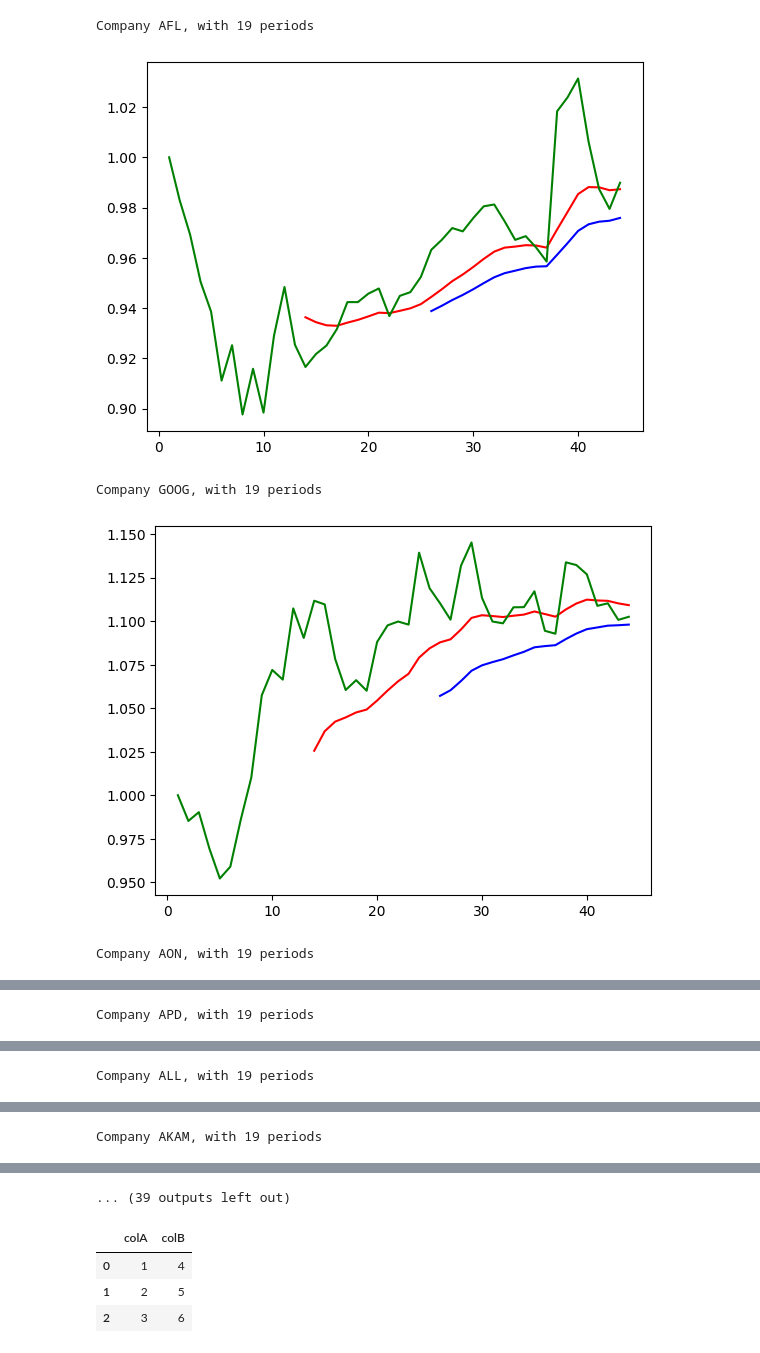
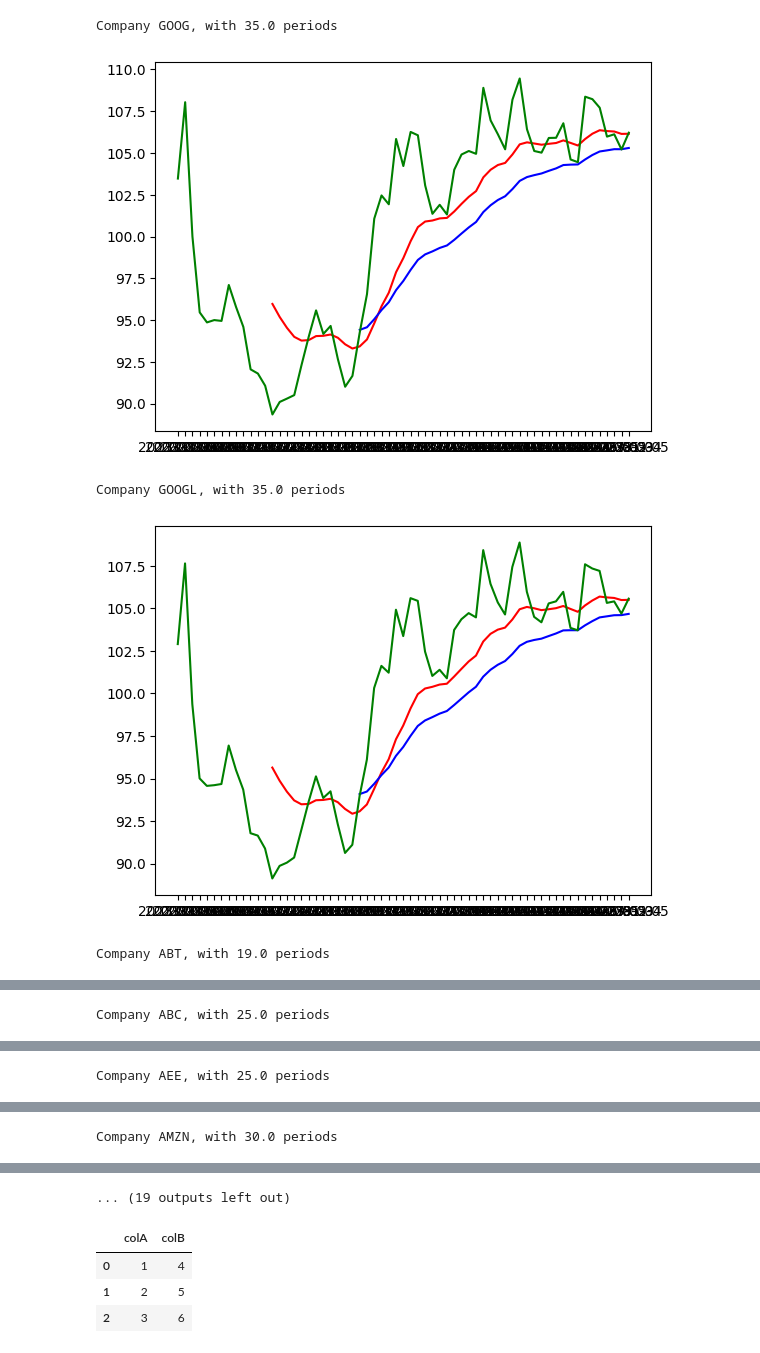
Before and after one commit to pablomleal/TA_Lib, a Jupyter notebook: index.ipynb, the cells around one changed output, grey strips where cells are left out. Cells and saved outputs as stored; diff of their text form; code cells hidden in the pictures.

```diff
--- a/index.ipynb
+++ b/index.ipynb
@@ -23,7 +23,7 @@ def init(fromCSV = False, numberOfStocks = 10, daysSince=14, typeDate='Close'):
     #This needs review, not working correctly for the moment
     if (fromCSV == True):
         print ("Returning stored data.")
-        return (pd.read_csv('rawdata.csv'))
+        return ((pd.read_csv('rawdata.csv')).set_index('Date'))
 
     print(f"Requested days: {daysSince}.\nRequested stocks: {numberOfStocks}.\nData type: {typeDate}.")
 
@@ -34,12 +34,13 @@ def init(fromCSV = False, numberOfStocks = 10, daysSince=14, typeDate='Close'):
     tickers_string = ' '.join(tickers_df.index.values)
     ts_today = pd.to_datetime('today')
     ts_origin = ts_today - pd.Timedelta(days=daysSince)
-    rawdata.to_csv('./rawdata.csv')
+
 
     return (yf.download(tickers_string, start=ts_origin, end=ts_today)[typeDate])
 
 
-rawdata = init(fromCSV=False, numberOfStocks=50, daysSince=60)
+rawdata = init(fromCSV=True, numberOfStocks=40, daysSince=90)
+rawdata.to_csv('./rawdata.csv')
 
 
 def real2double(real_data):
@@ -98,11 +96,11 @@ keyStats = get_intersection_point(EMA_df, rawdata)
 # %%
 #Normalize the data to the first day.
 #rawdata = rawdata / (rawdata.mean(axis=0))
-rawdata = rawdata / rawdata.iloc[0]
+#rawdata = rawdata / rawdata.iloc[0]
 
 for x in rawdata.columns:
-
-    plt.plot(rawdata.index, rawdata[x], 'r')
+    a=1
+    #plt.plot(rawdata.index, rawdata[x], 'r')
 
 plt.show()
 # %%
@@ -184,16 +139,21 @@ Name: A, dtype: float64
 # %%
-x_axis = np.linspace(1,rawdata.shape[0],rawdata.shape[0])
+def plotAll(data):
+    data = data[data]
+    data.sort_values(by='avgRatio', ascending=False, inplace=True)
+    x_axis = rawdata.index
 
-for x in numpos_df.index:
-    print(f"Company {x}, with {numpos_df.loc[x][0]} periods")
-    if (numpos_df.loc[x][0] >= 4):
-        plt.plot(x_axis, EMA_14[x], 'r')
-        plt.plot(x_axis, EMA_26[x], 'b')
-        plt.plot(x_axis, rawdata[x], 'g')
-        plt.show()
+    for x in keyStats.index:
+        print(f"Company {x}, with {keyStats.loc[x][0]} periods")
+        if (keyStats.loc[x][0] >= 4):
+            plt.plot(x_axis, EMA_df['Quick'][x], 'r')
+            plt.plot(x_axis, EMA_df['Slow'][x], 'b')
+            plt.plot(x_axis, rawdata[x], 'g')
+            plt.show()
+
+plotAll(keyStats)
 # %% [output]
-Company AFL, with 19 periods
+Company GOOG, with 35.0 periods
-[figure, old version]
+[figure, new version]
-Company GOOG, with 19 periods
+Company GOOGL, with 35.0 periods
-[figure, old version]
+[figure, new version]
-Company AON, with 19 periods
+Company ABT, with 19.0 periods
@@ -201 +161 @@ Company AON, with 19 periods
-Company APD, with 19 periods
+Company ABC, with 25.0 periods
@@ -203 +163 @@ Company APD, with 19 periods
-Company ALL, with 19 periods
+Company AEE, with 25.0 periods
@@ -205 +165 @@ Company ALL, with 19 periods
-Company AKAM, with 19 periods
+Company AMZN, with 30.0 periods
@@ -207,4 +167,4 @@ Company AKAM, with 19 periods
-... (39 outputs left out)
+... (19 outputs left out)
 # %%
 a = [1, 2, 3]
 b = [4, 5, 6]
```
Also changed, not shown: parts of 10 cells of this notebook, 1 other file.
